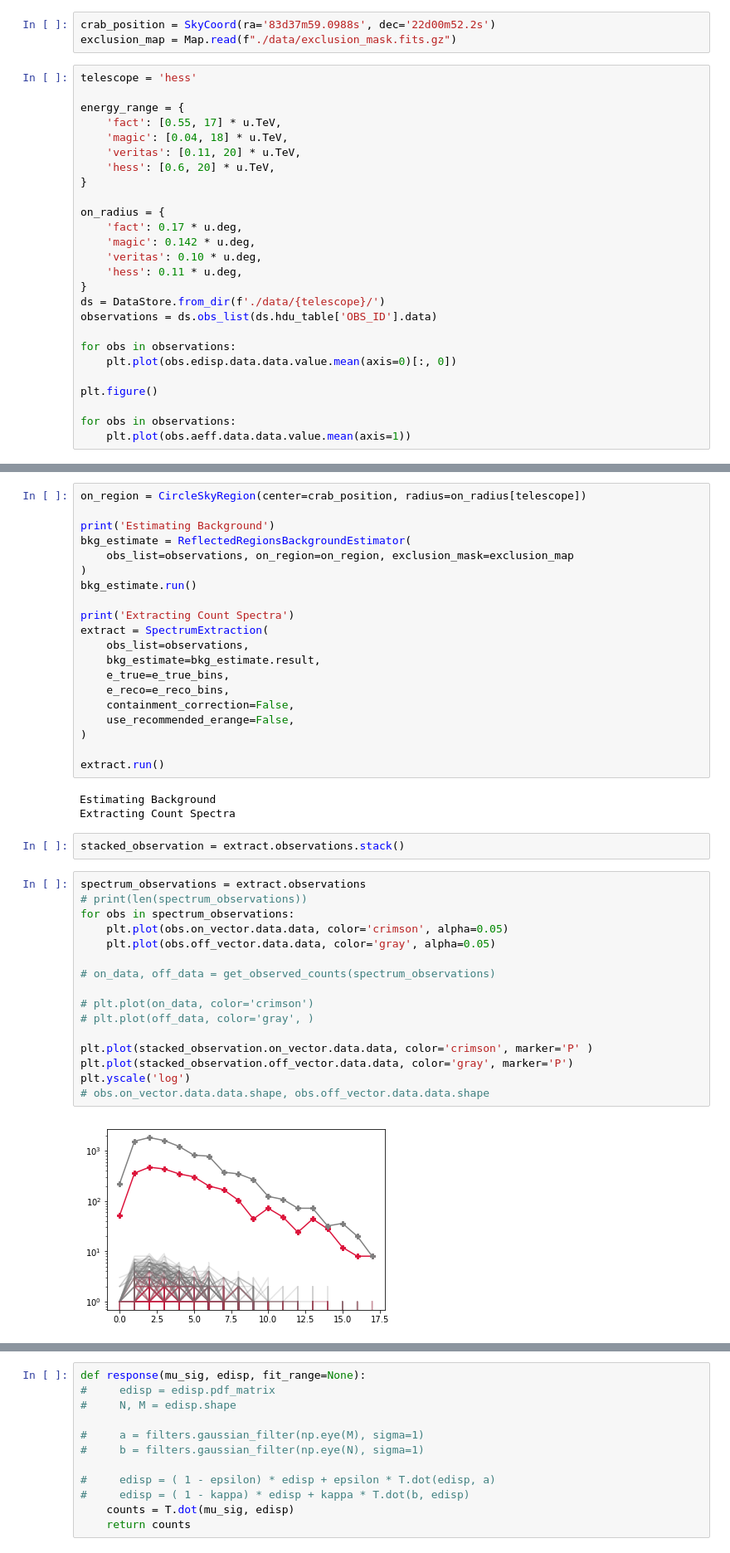
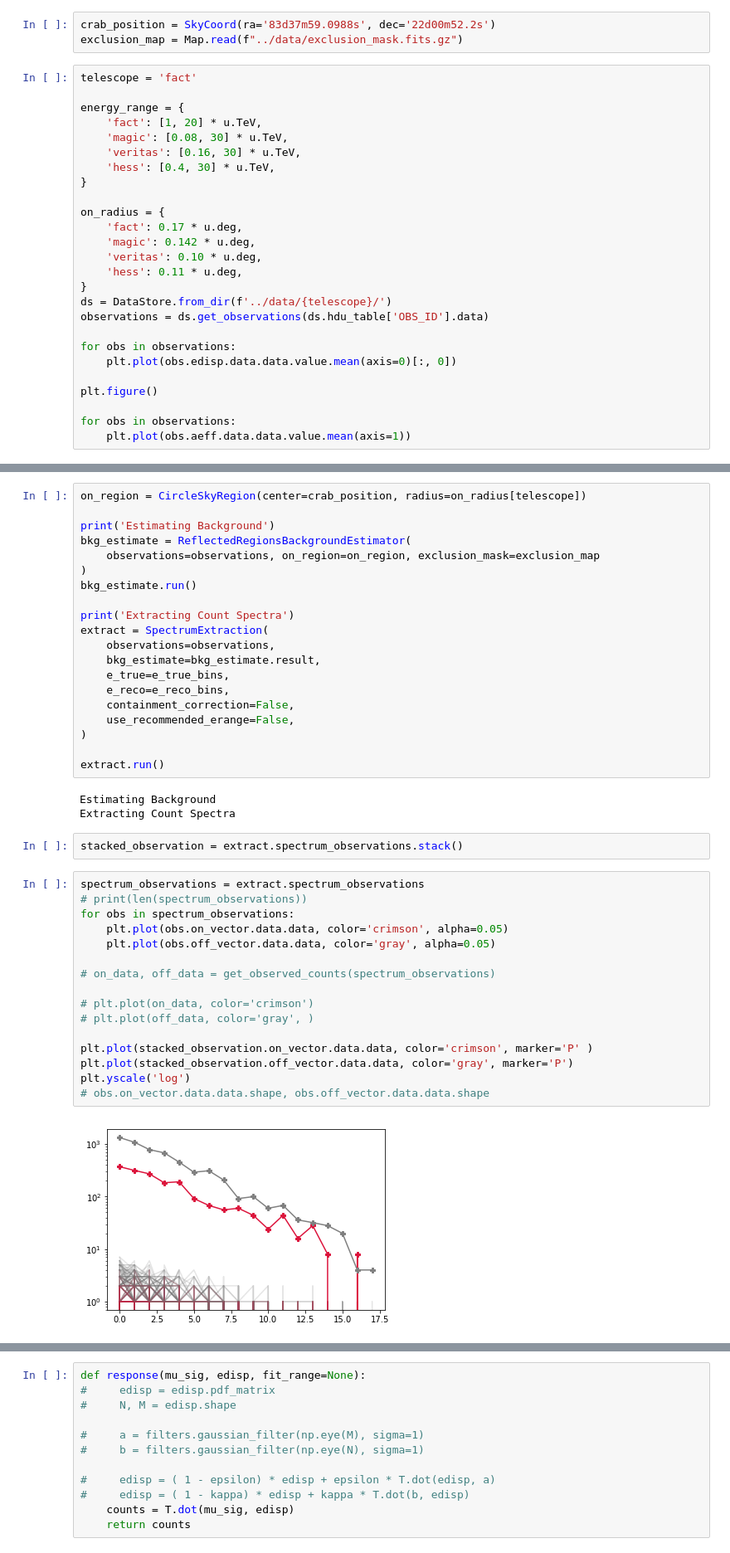
Before and after one commit to tudo-astroparticlephysics/ll_experiments, a Jupyter notebook: notebooks/pymc_unfold.ipynb, the cells around one changed output, grey strips where cells are left out. Shown: that part at 83% size. Cells and saved outputs as stored; diff of their text form.

```diff
--- a/notebooks/pymc_unfold.ipynb
+++ b/notebooks/pymc_unfold.ipynb
@@ -42,14 +42,14 @@ gammapy.__version__
 # %%
 crab_position = SkyCoord(ra='83d37m59.0988s', dec='22d00m52.2s')
-exclusion_map = Map.read(f"./data/exclusion_mask.fits.gz")
+exclusion_map = Map.read(f"../data/exclusion_mask.fits.gz")
 # %%
-telescope = 'hess'
+telescope = 'fact'
 
 energy_range = {
-    'fact': [0.55, 17] * u.TeV,
-    'magic': [0.04, 18] * u.TeV,
-    'veritas': [0.11, 20] * u.TeV,
-    'hess': [0.6, 20] * u.TeV,
+    'fact': [1, 20] * u.TeV,
+    'magic': [0.08, 30] * u.TeV,
+    'veritas': [0.16, 30] * u.TeV,
+    'hess': [0.4, 30] * u.TeV,
 }
 
 on_radius = {
@@ -58,8 +58,8 @@ on_radius = {
     'veritas': 0.10 * u.deg,
     'hess': 0.11 * u.deg,
 }
-ds = DataStore.from_dir(f'./data/{telescope}/')
-observations = ds.obs_list(ds.hdu_table['OBS_ID'].data)
+ds = DataStore.from_dir(f'../data/{telescope}/')
+observations = ds.get_observations(ds.hdu_table['OBS_ID'].data)
 
 for obs in observations:
     plt.plot(obs.edisp.data.data.value.mean(axis=0)[:, 0])
@@ -94,13 +94,13 @@ on_region = CircleSkyRegion(center=crab_position, radius=on_radius[telescope])
 
 print('Estimating Background')
 bkg_estimate = ReflectedRegionsBackgroundEstimator(
-    obs_list=observations, on_region=on_region, exclusion_mask=exclusion_map
+    observations=observations, on_region=on_region, exclusion_mask=exclusion_map
 )
 bkg_estimate.run()
 
 print('Extracting Count Spectra')
 extract = SpectrumExtraction(
-    obs_list=observations,
+    observations=observations,
     bkg_estimate=bkg_estimate.result,
     e_true=e_true_bins,
     e_reco=e_reco_bins,
@@ -113,25 +113,25 @@ extract.run()
 Estimating Background
 Extracting Count Spectra
 # %%
-stacked_observation = extract.observations.stack()
+stacked_observation = extract.spectrum_observations.stack()
 # %%
-spectrum_observations = extract.observations
+spectrum_observations = extract.spectrum_observations
 # print(len(spectrum_observations))
 for obs in spectrum_observations:
     plt.plot(obs.on_vector.data.data, color='crimson', alpha=0.05)
     plt.plot(obs.off_vector.data.data, color='gray', alpha=0.05)
 
 # on_data, off_data = get_observed_counts(spectrum_observations)
 
 # plt.plot(on_data, color='crimson')
 # plt.plot(off_data, color='gray', )
 
 plt.plot(stacked_observation.on_vector.data.data, color='crimson', marker='P' )
 plt.plot(stacked_observation.off_vector.data.data, color='gray', marker='P')
 plt.yscale('log')
 # obs.on_vector.data.data.shape, obs.off_vector.data.data.shape
 # %% [output]
-[figure, old version]
+[figure, new version]
 # %%
 plt.matshow(stacked_observation.edisp.pdf_matrix)
 plt.figure()
```
Also changed, not shown: parts of 17 cells of this notebook, 6 other files.
